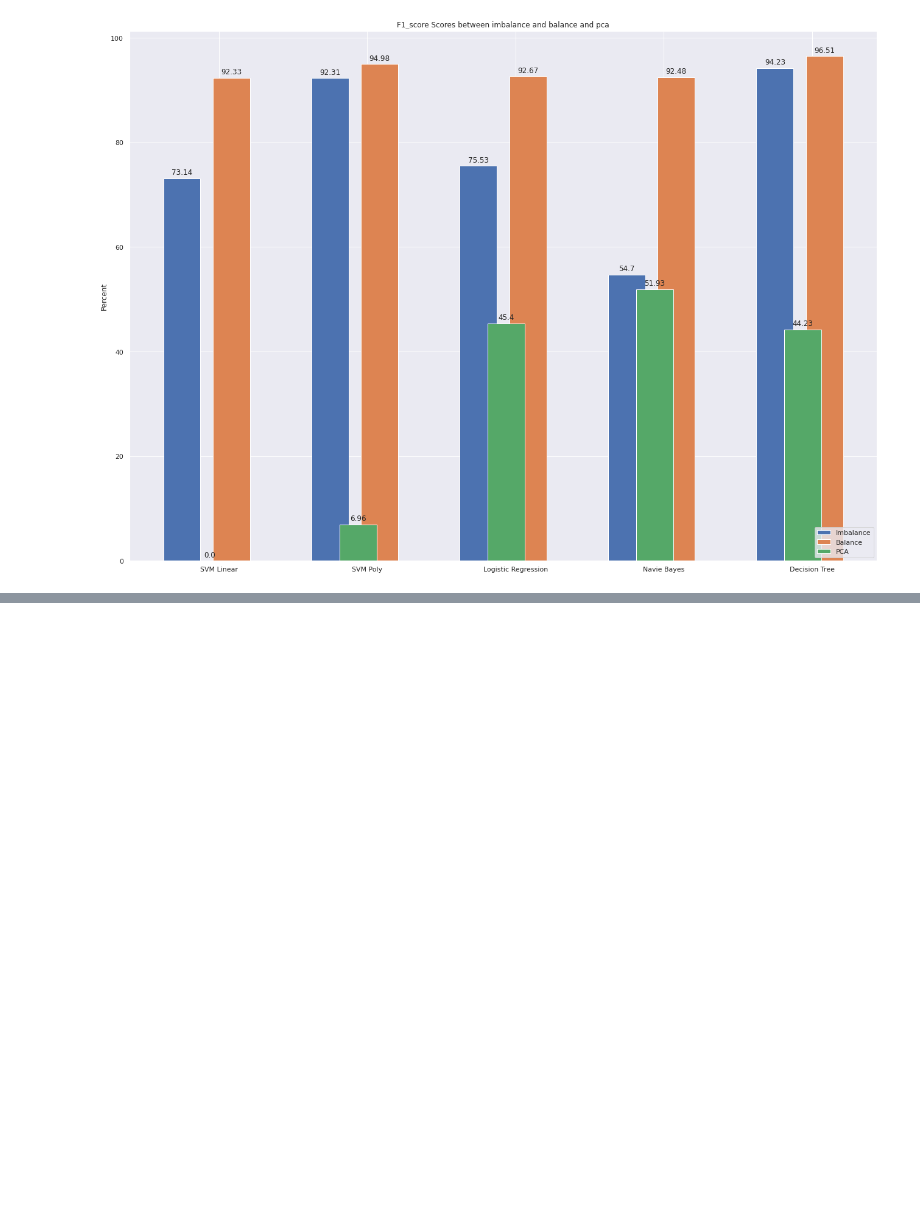
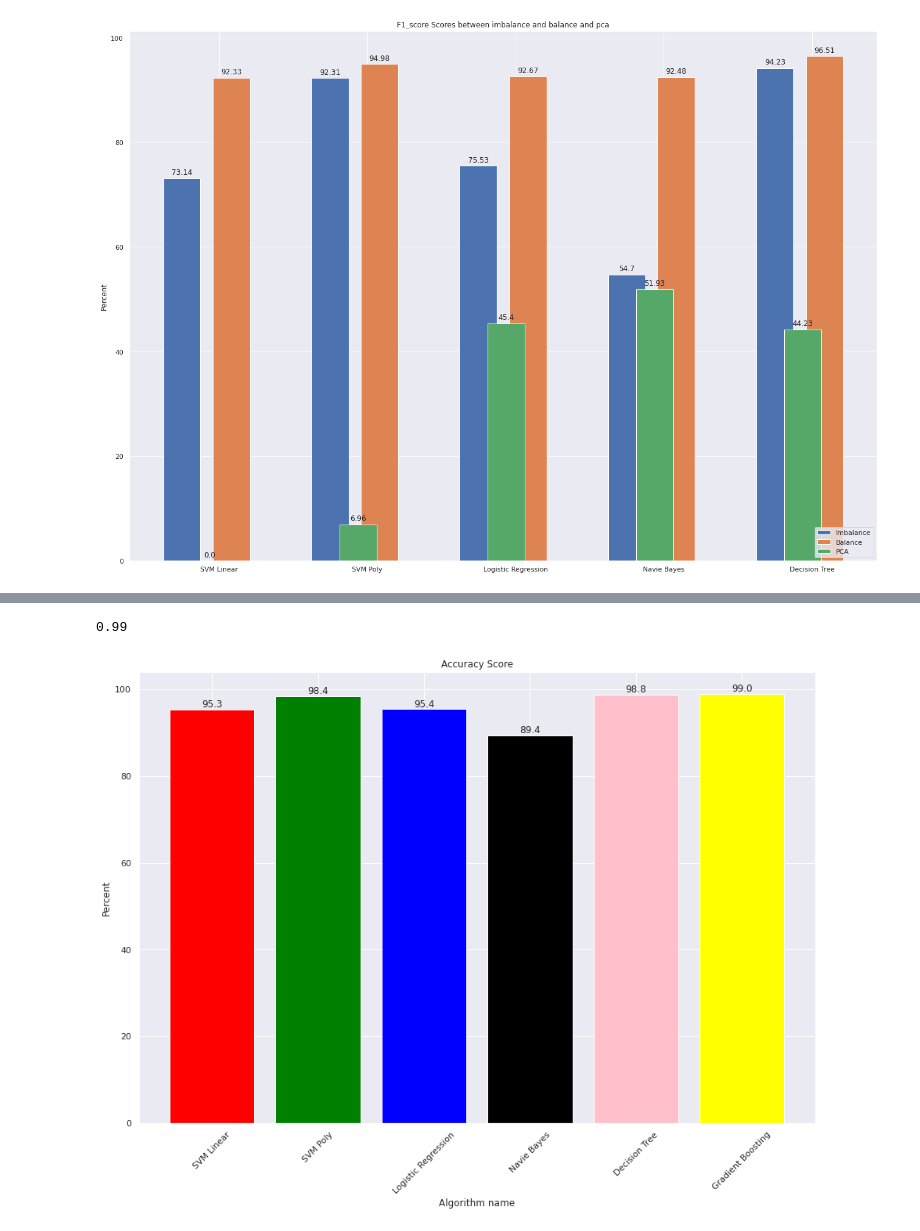
Before and after one commit to susannoo123/CS115, a Jupyter notebook: SVM_final.ipynb, the cells around one changed output, grey strips where cells are left out. Cells and saved outputs as stored; diff of their text form; code cells hidden in the pictures; blank space fills up the shorter version.

```diff
--- a/SVM_final.ipynb
+++ b/SVM_final.ipynb
@@ -1032,0 +1158,31 @@ VisualAllMethod(y_pred_list,y_pred_pca,"f1_score")
+# %%
+gtest_pred = GBM_model.predict(X_test)
+
+accuracy_score(y_test, gtest_pred)
+# %% [output]
+0.99
+# %%
+y_pred_list.append(gtest_pred)
+# %%
+new_pred_list = y_pred_list
+# %%
+new_accuracy_list = cal_score('Accuracy',new_pred_list)
+# %%
+def NewPlotBarAccuracy(plot_list,name):
+  sns.set()
+  fig = plt.figure(figsize=(12, 8))
+  ax = fig.add_axes([0,0,1,1])
+  algo_name = ['SVM Linear', 'SVM Poly', 'Logistic Regression', 'Navie Bayes', 'Decision Tree','Gradient Boosting']
+  ax.bar(algo_name,plot_list,color=("red", "green", "blue", "black", "pink","yellow"))
+  plt.title("{} Score".format(name))
+  plt.xlabel("Algorithm name")
+  plt.ylabel("Percent")
+  plt.xticks(rotation=45)
+
+  for i in range(len(plot_list)):
+      plt.annotate(str(plot_list[i]), xy=(algo_name[i],plot_list[i]), ha='center', va='bottom')
+  plt.show()
+# %%
+NewPlotBarAccuracy(new_accuracy_list,'Accuracy')
+# %% [output]
+[figure, added]
```
Also changed, not shown: parts of 17 cells of this notebook.
